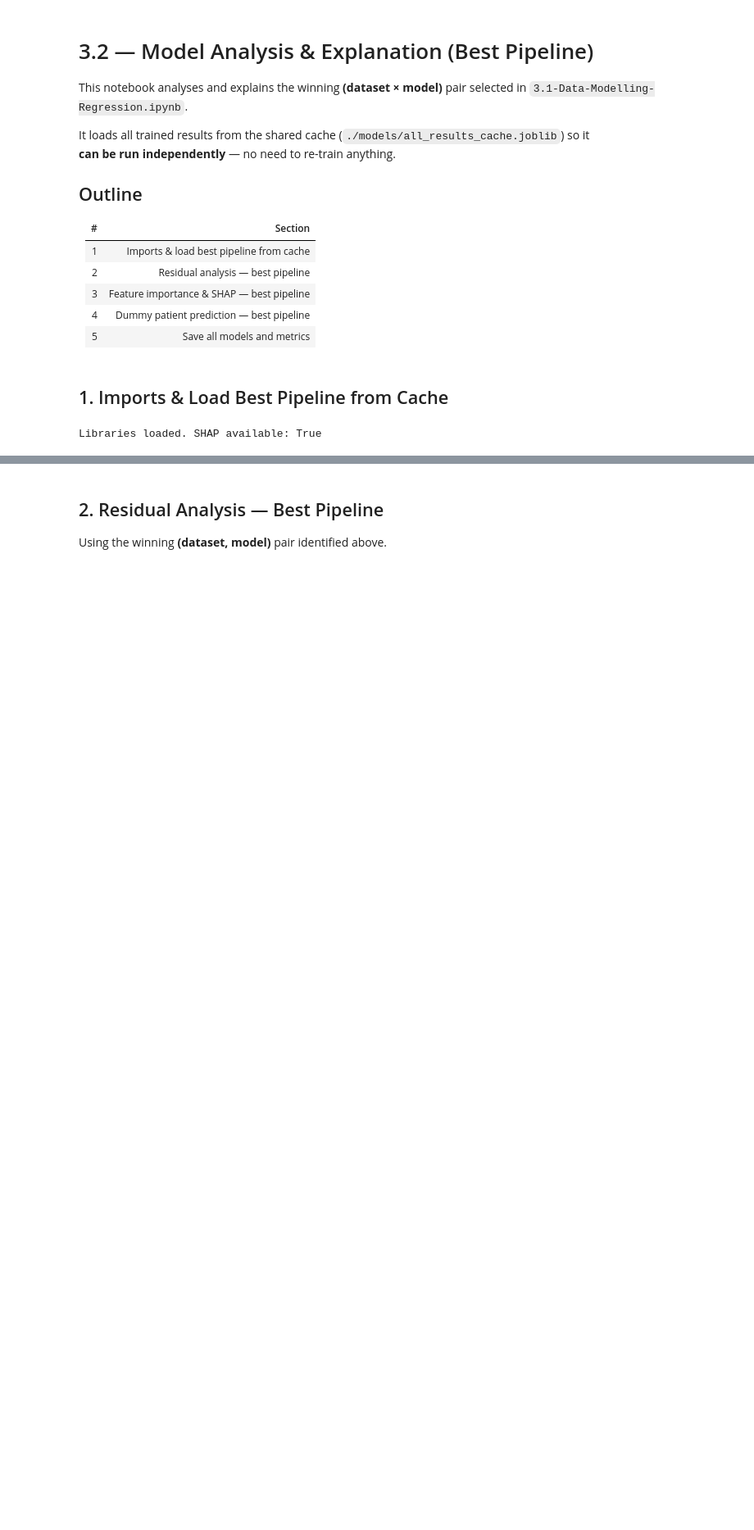
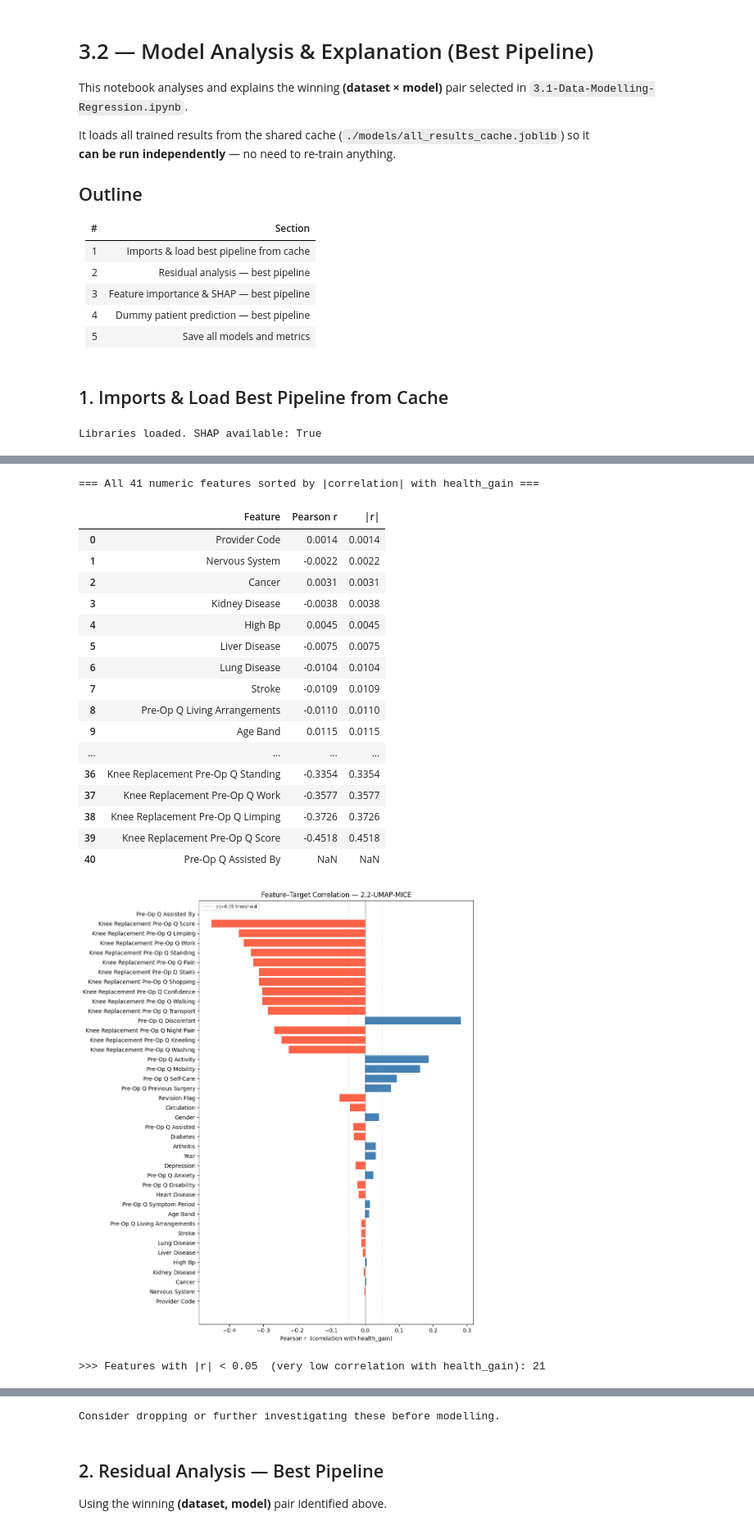
Before and after one commit to LALITAMITTAL18/EAISI-NHS, a Jupyter notebook: notebooks/Experiment/Knee/3.2-Model-Analysis-and-Explanation.ipynb, the cells around one changed output, grey strips where cells are left out. Shown at 82% size. Cells and saved outputs as stored; diff of their text form; code cells hidden in the pictures; blank space fills up the shorter version.

```diff
--- a/notebooks/Experiment/Knee/3.2-Model-Analysis-and-Explanation.ipynb
+++ b/notebooks/Experiment/Knee/3.2-Model-Analysis-and-Explanation.ipynb
@@ -98,0 +114,70 @@ Sections 2–5 will use: dataset=2.1-Manual, model=GradientBoosting
+# %%
+
+import pandas as pd
+
+# ── Pearson correlation of every numeric feature with the target ──────────────
+train_pd = X_train[numeric_cols].to_pandas()
+target_s = pd.Series(y_train, name='health_gain')
+
+corr_rows = []
+for col in numeric_cols:
+    r = train_pd[col].corr(target_s)
+    corr_rows.append({'Feature': col, 'Pearson r': round(r, 4), '|r|': round(abs(r), 4)})
+
+corr_df = (
+    pd.DataFrame(corr_rows)
+    .sort_values('|r|')
+    .reset_index(drop=True)
+)
+
+print(f'=== All {len(corr_df)} numeric features sorted by |correlation| with health_gain ===\n')
+with pd.option_context('display.max_rows', None, 'display.max_columns', None):
+    display(corr_df)
+
+# ── Bar chart ─────────────────────────────────────────────────────────────────
+fig_h = max(6, len(corr_df) * 0.28)
+plt.figure(figsize=(10, fig_h))
+colors = ['tomato' if r < 0 else 'steelblue' for r in corr_df['Pearson r']]
+plt.barh(corr_df['Feature'], corr_df['Pearson r'], color=colors)
+plt.axvline(0, color='black', linewidth=0.8)
+plt.axvline( 0.05, color='grey', linewidth=0.6, linestyle='--', label='|r|=0.05 threshold')
+plt.axvline(-0.05, color='grey', linewidth=0.6, linestyle='--')
+plt.xlabel('Pearson r  (correlation with health_gain)')
+plt.title(f'Feature–Target Correlation — {best_dataset}')
+plt.legend(fontsize=8)
+plt.tight_layout()
+plt.show()
+
+# ── Flag very low-correlation features (|r| < 0.05) ──────────────────────────
+threshold = 0.05
+low_corr  = corr_df[corr_df['|r|'] < threshold].reset_index(drop=True)
+
+print(f'\n>>> Features with |r| < {threshold}  (very low correlation with health_gain): {len(low_corr)}')
+if len(low_corr) > 0:
+    display(low_corr)
+    print('\nConsider dropping or further investigating these before modelling.')
+else:
+    n_bottom = max(3, len(corr_df) // 5)
+    print(f'  None below {threshold}. Weakest {n_bottom} features:')
+    display(corr_df.head(n_bottom))
+# %% [output]
+=== All 41 numeric features sorted by |correlation| with health_gain ===
+|  | Feature | Pearson r | |r| |
+| 0 | Provider Code | 0.0014 | 0.0014 |
+| 1 | Nervous System | -0.0022 | 0.0022 |
+| 2 | Cancer | 0.0031 | 0.0031 |
+| 3 | Kidney Disease | -0.0038 | 0.0038 |
+| 4 | High Bp | 0.0045 | 0.0045 |
+| 5 | Liver Disease | -0.0075 | 0.0075 |
+| 6 | Lung Disease | -0.0104 | 0.0104 |
+| 7 | Stroke | -0.0109 | 0.0109 |
+| 8 | Pre-Op Q Living Arrangements | -0.0110 | 0.0110 |
+| 9 | Age Band | 0.0115 | 0.0115 |
+| ... | ... | ... | ... |
+| 36 | Knee Replacement Pre-Op Q Standing | -0.3354 | 0.3354 |
+| 37 | Knee Replacement Pre-Op Q Work | -0.3577 | 0.3577 |
+| 38 | Knee Replacement Pre-Op Q Limping | -0.3726 | 0.3726 |
+| 39 | Knee Replacement Pre-Op Q Score | -0.4518 | 0.4518 |
+| 40 | Pre-Op Q Assisted By | NaN | NaN |
+[figure, added]
+>>> Features with |r| < 0.05  (very low correlation with health_gain): 21
@@ -99,3 +201,4 @@ Sections 2–5 will use: dataset=2.1-Manual, model=GradientBoosting
+Consider dropping or further investigating these before modelling.
 # %% [markdown]
 ## 2. Residual Analysis — Best Pipeline
 
```
Also changed, not shown: parts of 8 cells of this notebook, 2 other files.
